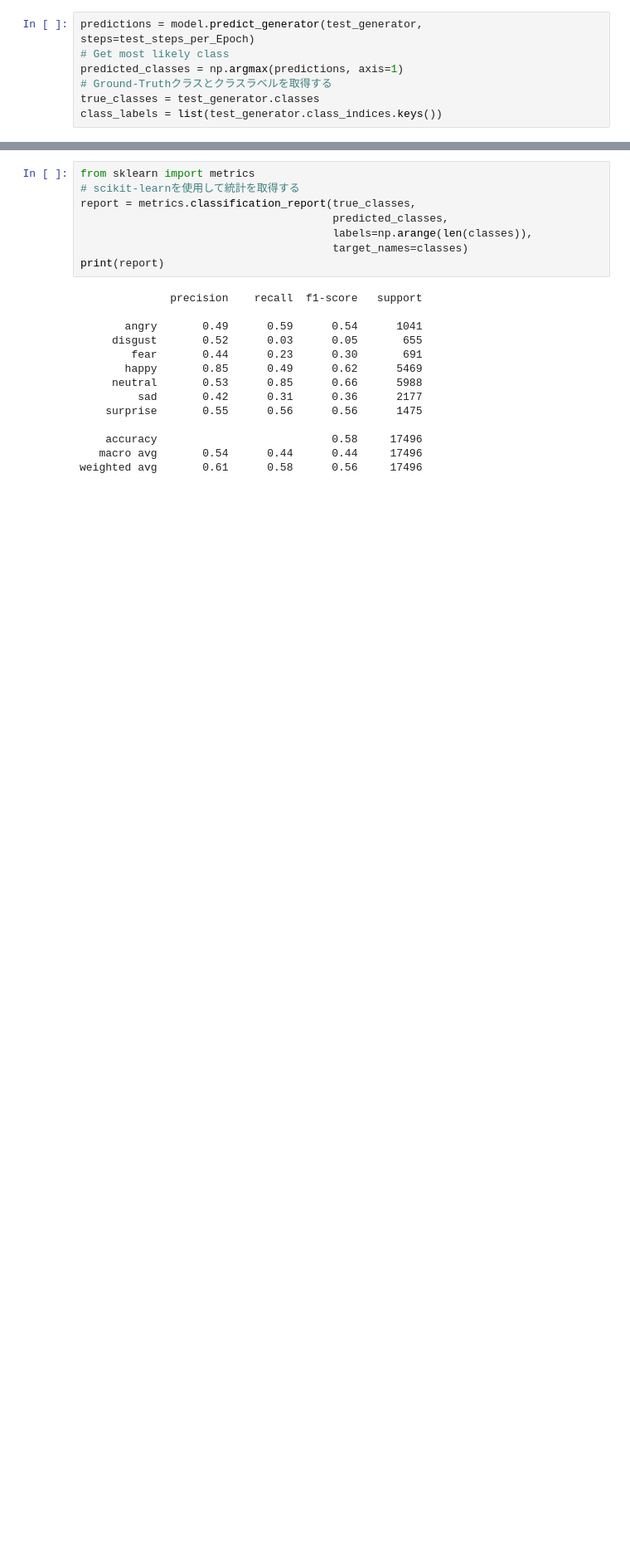
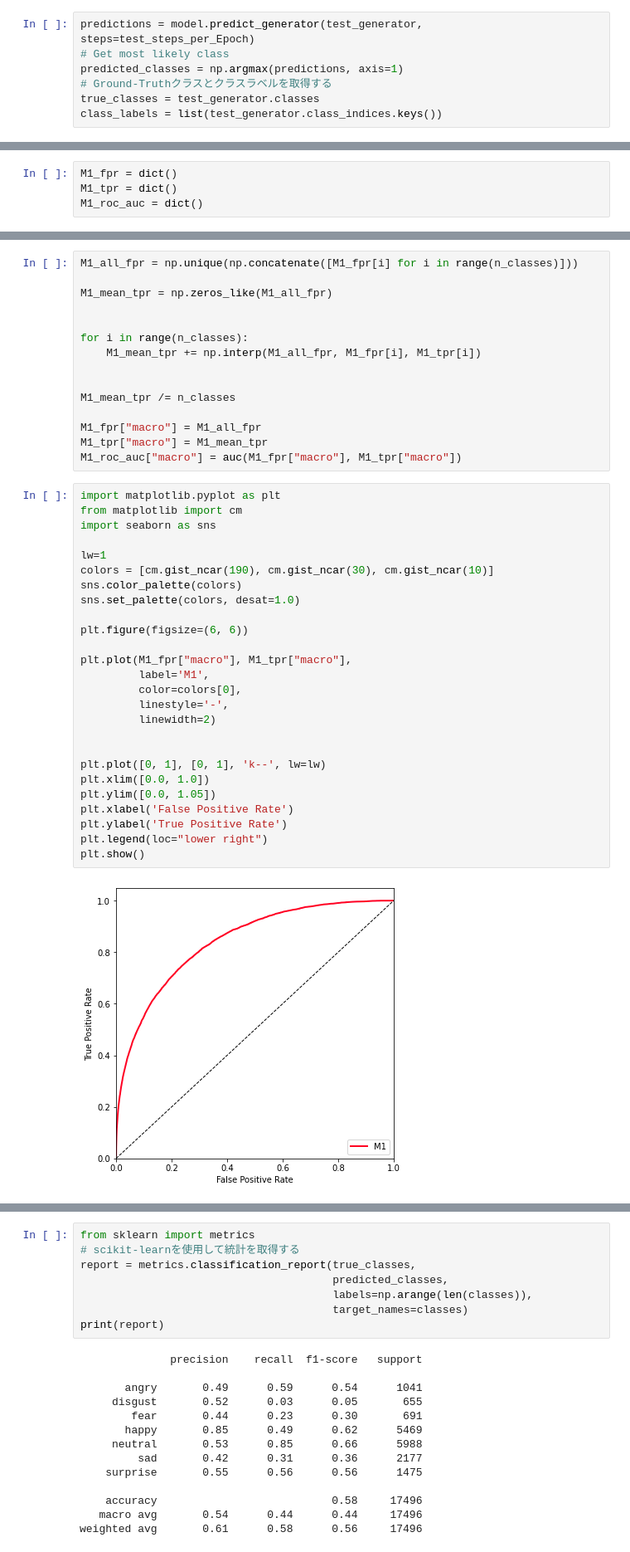
Before and after one commit to Esp-v2/FaceExperience_CNN, a Jupyter notebook: FaceExperience_final.ipynb, the cells around one changed output, grey strips where cells are left out. Shown at 83% size. Drawn from its saved outputs; the diff is of its cells as text; blank space fills up the shorter version.

```diff
--- a/FaceExperience_final.ipynb
+++ b/FaceExperience_final.ipynb
@@ -244,0 +295,4 @@ class_labels = list(test_generator.class_indices.keys())
+# %%
+M1_fpr = dict()
+M1_tpr = dict()
+M1_roc_auc = dict()
@@ -244,0 +306,43 @@ class_labels = list(test_generator.class_indices.keys())
+# %%
+M1_all_fpr = np.unique(np.concatenate([M1_fpr[i] for i in range(n_classes)]))
+
+M1_mean_tpr = np.zeros_like(M1_all_fpr)
+
+
+for i in range(n_classes):
+    M1_mean_tpr += np.interp(M1_all_fpr, M1_fpr[i], M1_tpr[i])
+
+
+M1_mean_tpr /= n_classes
+
+M1_fpr["macro"] = M1_all_fpr
+M1_tpr["macro"] = M1_mean_tpr
+M1_roc_auc["macro"] = auc(M1_fpr["macro"], M1_tpr["macro"])
+# %%
+import matplotlib.pyplot as plt
+from matplotlib import cm
+import seaborn as sns
+
+lw=1
+colors = [cm.gist_ncar(190), cm.gist_ncar(30), cm.gist_ncar(10)]
+sns.color_palette(colors)
+sns.set_palette(colors, desat=1.0)
+
+plt.figure(figsize=(6, 6))
+
+plt.plot(M1_fpr["macro"], M1_tpr["macro"],
+         label='M1',
+         color=colors[0],
+         linestyle='-',
+         linewidth=2)
+
+
+plt.plot([0, 1], [0, 1], 'k--', lw=lw)
+plt.xlim([0.0, 1.0])
+plt.ylim([0.0, 1.05])
+plt.xlabel('False Positive Rate')
+plt.ylabel('True Positive Rate')
+plt.legend(loc="lower right")
+plt.show()
+# %% [output]
+[figure, added]
```
Also changed, not shown: parts of 16 cells of this notebook.
